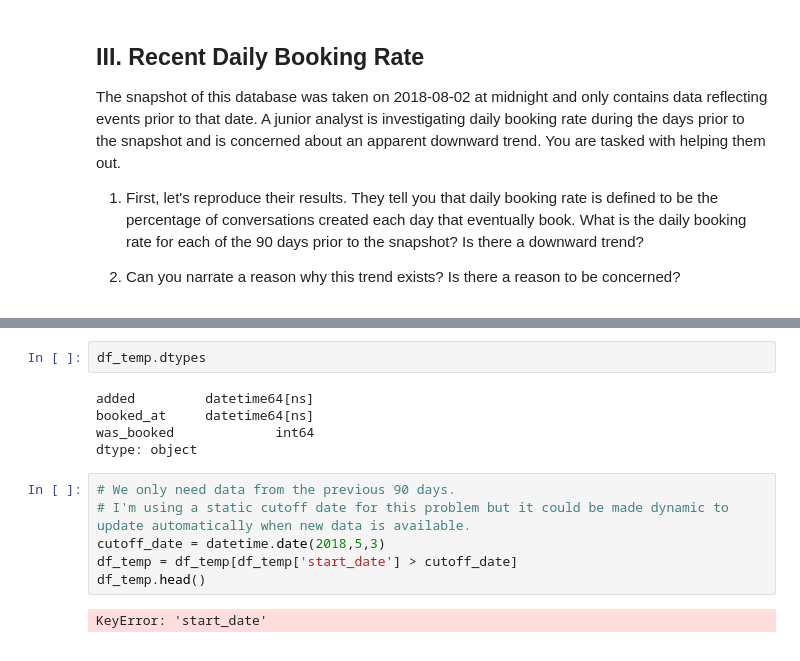
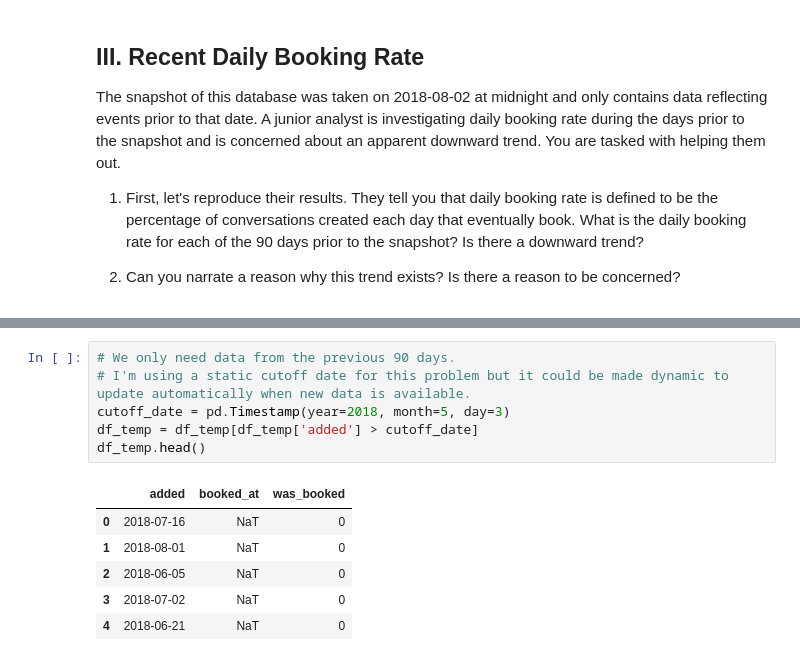
Before and after one commit to Booleans/rover-analytics-assessment, a Jupyter notebook: analysis.ipynb, the cells around one changed output, grey strips where cells are left out. Drawn from its saved outputs; the diff is of its cells as text.

```diff
--- a/analysis.ipynb
+++ b/analysis.ipynb
@@ -366,15 +380,13 @@ See the caveats in the documentation: http://pandas.pydata.org/pandas-docs/stabl
-# %%
-df_temp.dtypes
-# %% [output]
-added         datetime64[ns]
-booked_at     datetime64[ns]
-was_booked             int64
-dtype: object
 # %%
 # We only need data from the previous 90 days.
 # I'm using a static cutoff date for this problem but it could be made dynamic to update automatically when new data is available.
-cutoff_date = datetime.date(2018,5,3)
-df_temp = df_temp[df_temp['start_date'] > cutoff_date]
+cutoff_date = pd.Timestamp(year=2018, month=5, day=3)
+df_temp = df_temp[df_temp['added'] > cutoff_date]
 df_temp.head()
 # %% [output]
-KeyError: 'start_date'
+|  | added | booked_at | was_booked |
+| 0 | 2018-07-16 | NaT | 0 |
+| 1 | 2018-08-01 | NaT | 0 |
+| 2 | 2018-06-05 | NaT | 0 |
+| 3 | 2018-07-02 | NaT | 0 |
+| 4 | 2018-06-21 | NaT | 0 |
```
Also changed, not shown: parts of 10 cells of this notebook.
